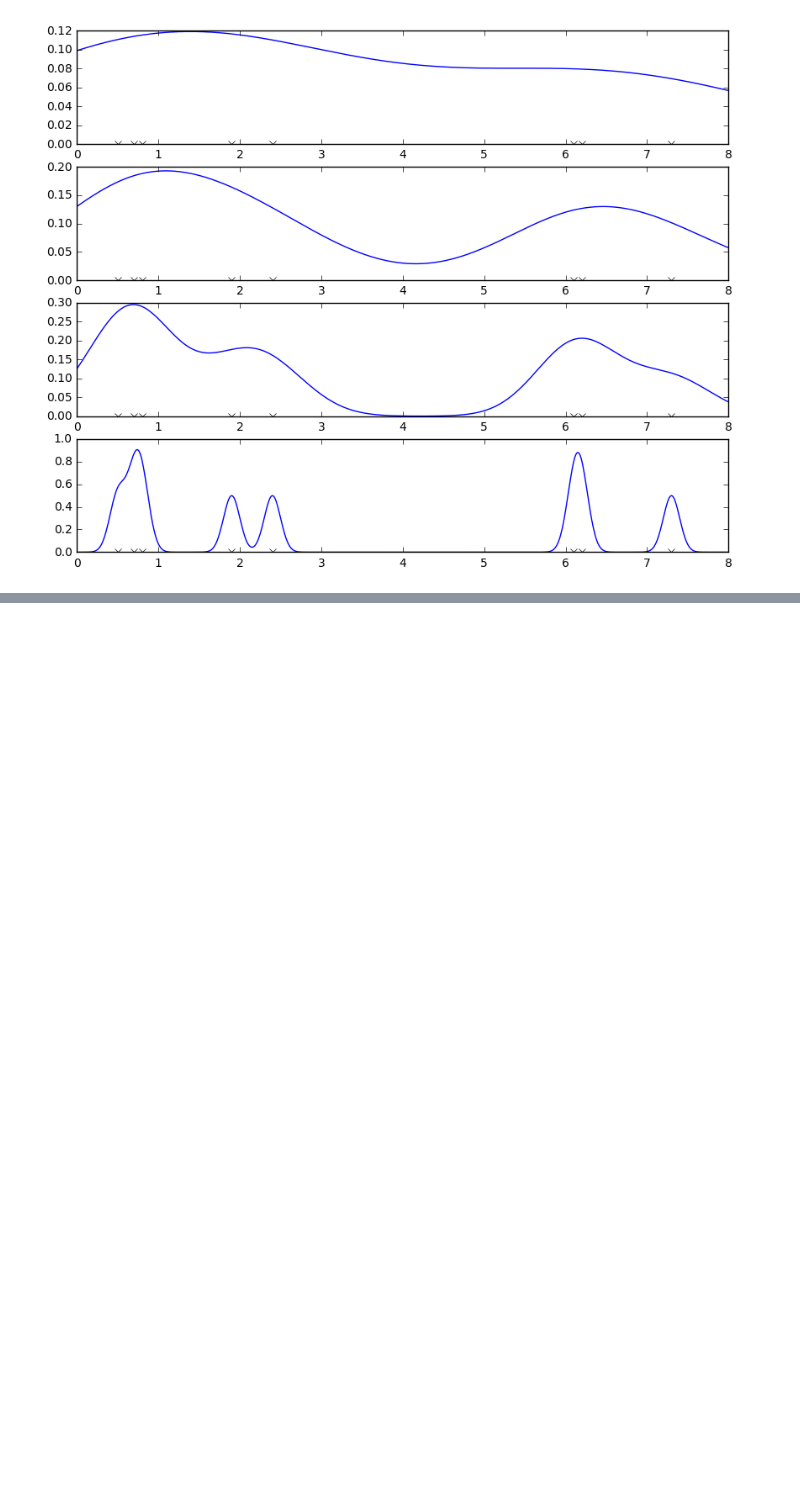
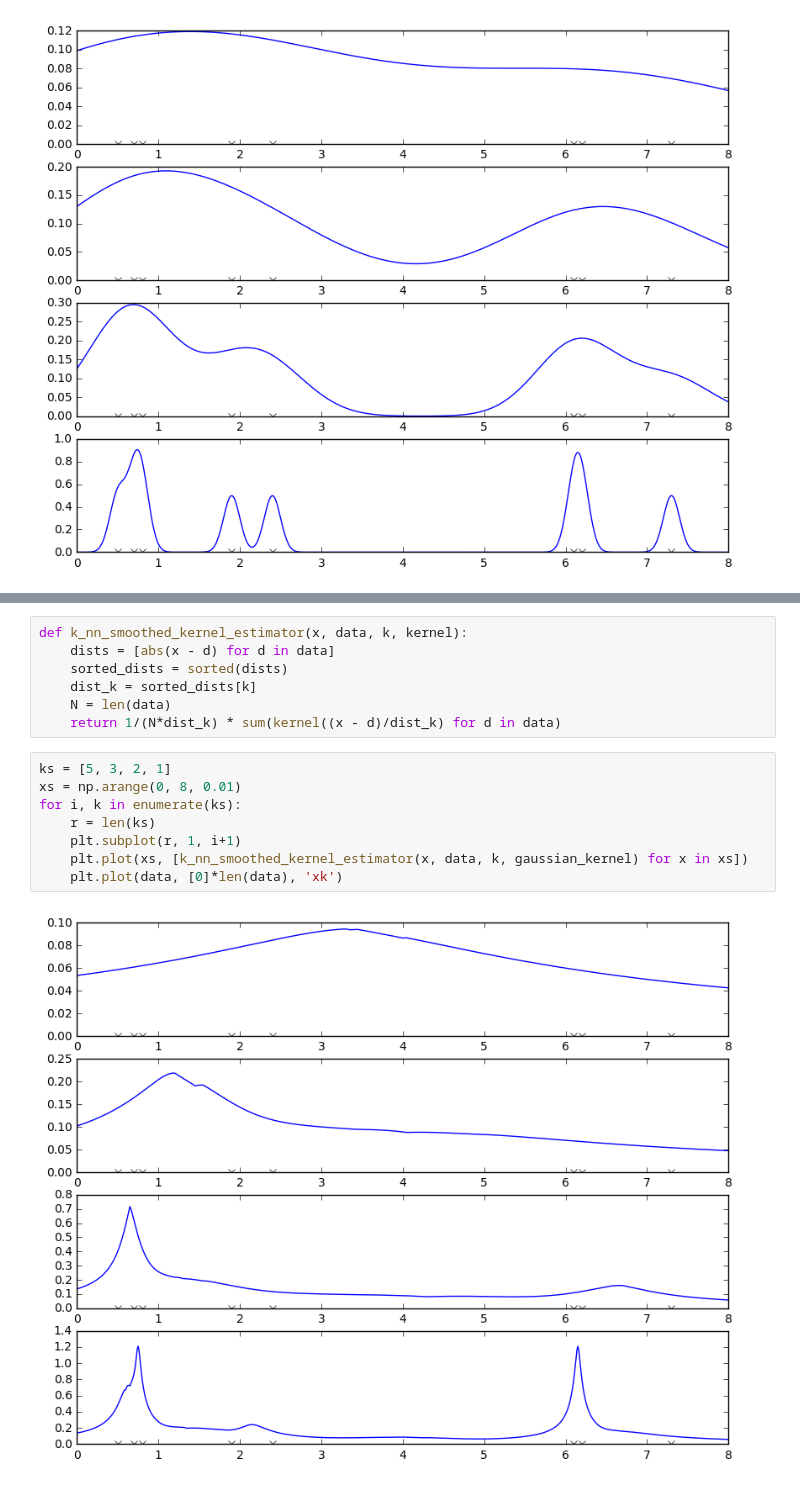
Before and after one commit to pfaion/NonparametricMethods, a Jupyter notebook: explore.ipynb, the cells around one changed output, grey strips where cells are left out. Saved outputs shown, nothing was run; the diff lists cells and outputs as text; blank space fills up the shorter version.

```diff
--- a/explore.ipynb
+++ b/explore.ipynb
@@ -61,0 +79,17 @@ for i, h in enumerate(hs):
+# %%
+def k_nn_smoothed_kernel_estimator(x, data, k, kernel):
+    dists = [abs(x - d) for d in data]
+    sorted_dists = sorted(dists)
+    dist_k = sorted_dists[k]
+    N = len(data)
+    return 1/(N*dist_k) * sum(kernel((x - d)/dist_k) for d in data)
+# %%
+ks = [5, 3, 2, 1]
+xs = np.arange(0, 8, 0.01)
+for i, k in enumerate(ks):
+    r = len(ks)
+    plt.subplot(r, 1, i+1)
+    plt.plot(xs, [k_nn_smoothed_kernel_estimator(x, data, k, gaussian_kernel) for x in xs])
+    plt.plot(data, [0]*len(data), 'xk')
+# %% [output]
+[figure, added]
```
Also changed, not shown: parts of 2 cells of this notebook.
